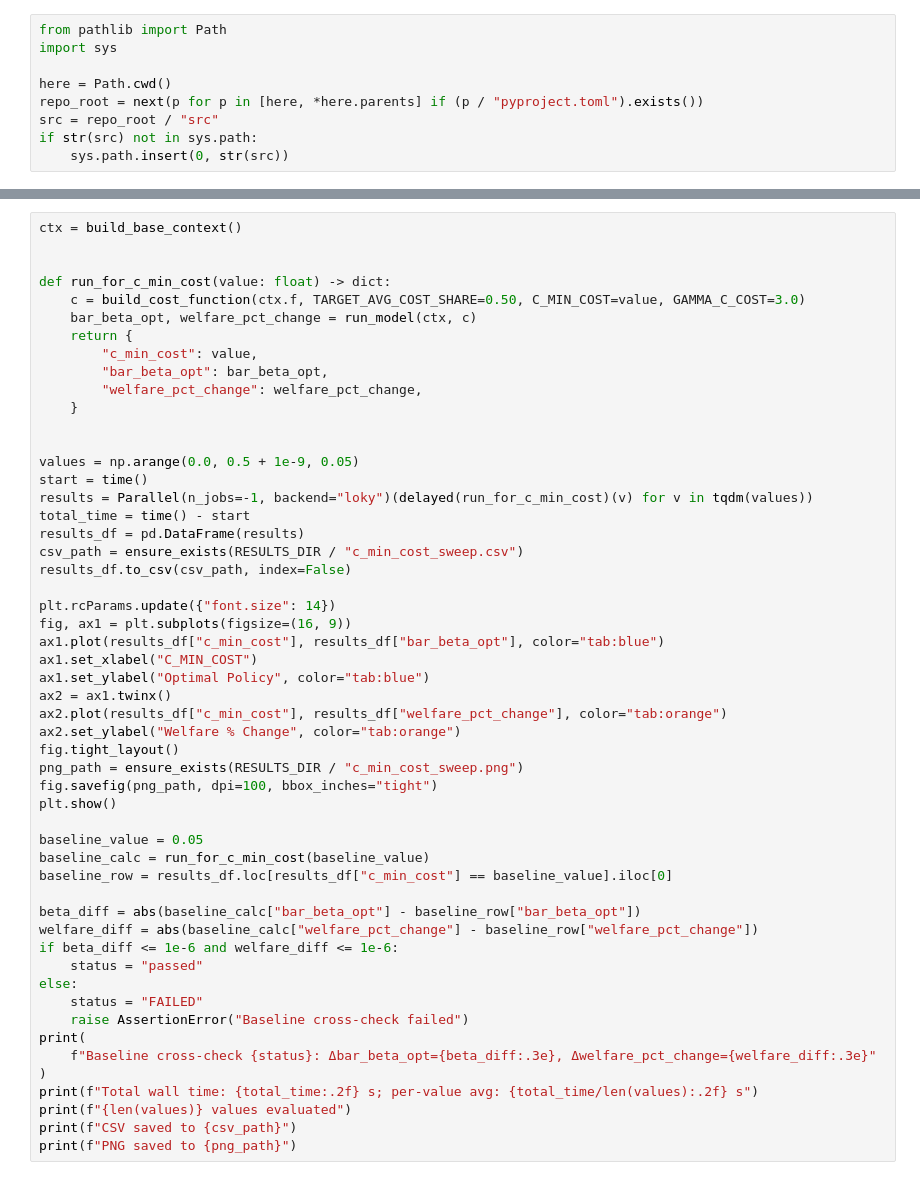
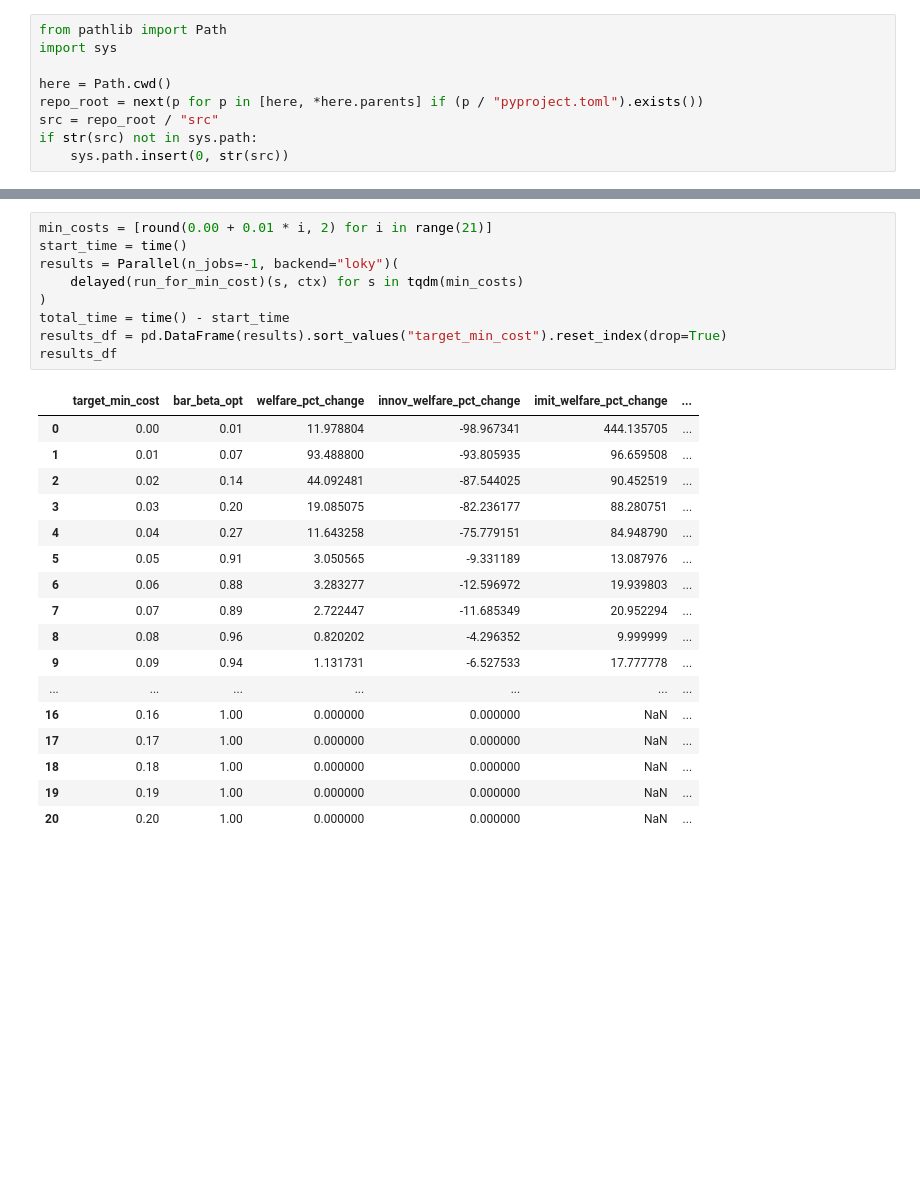
Before and after one commit to jesselabelle/optimal-ipr, a Jupyter notebook: notebooks/robustness/C_MIN_COST.ipynb, the cells around one changed output, grey strips where cells are left out. Cells and saved outputs as stored; diff of their text form; blank space fills up the shorter version.

```diff
--- a/notebooks/robustness/C_MIN_COST.ipynb
+++ b/notebooks/robustness/C_MIN_COST.ipynb
@@ -122,53 +136,27 @@ def run_model(ctx: Context, c: callable) -> tuple[float, float]:
 # %%
-ctx = build_base_context()
-
-
-def run_for_c_min_cost(value: float) -> dict:
-    c = build_cost_function(ctx.f, TARGET_AVG_COST_SHARE=0.50, C_MIN_COST=value, GAMMA_C_COST=3.0)
-    bar_beta_opt, welfare_pct_change = run_model(ctx, c)
-    return {
-        "c_min_cost": value,
-        "bar_beta_opt": bar_beta_opt,
-        "welfare_pct_change": welfare_pct_change,
-    }
-
-
-values = np.arange(0.0, 0.5 + 1e-9, 0.05)
-start = time()
-results = Parallel(n_jobs=-1, backend="loky")(delayed(run_for_c_min_cost)(v) for v in tqdm(values))
-total_time = time() - start
-results_df = pd.DataFrame(results)
-csv_path = ensure_exists(RESULTS_DIR / "c_min_cost_sweep.csv")
-results_df.to_csv(csv_path, index=False)
-
-plt.rcParams.update({"font.size": 14})
-fig, ax1 = plt.subplots(figsize=(16, 9))
-ax1.plot(results_df["c_min_cost"], results_df["bar_beta_opt"], color="tab:blue")
-ax1.set_xlabel("C_MIN_COST")
-ax1.set_ylabel("Optimal Policy", color="tab:blue")
-ax2 = ax1.twinx()
-ax2.plot(results_df["c_min_cost"], results_df["welfare_pct_change"], color="tab:orange")
-ax2.set_ylabel("Welfare % Change", color="tab:orange")
-fig.tight_layout()
-png_path = ensure_exists(RESULTS_DIR / "c_min_cost_sweep.png")
-fig.savefig(png_path, dpi=100, bbox_inches="tight")
-plt.show()
-
-baseline_value = 0.05
-baseline_calc = run_for_c_min_cost(baseline_value)
-baseline_row = results_df.loc[results_df["c_min_cost"] == baseline_value].iloc[0]
-
-beta_diff = abs(baseline_calc["bar_beta_opt"] - baseline_row["bar_beta_opt"])
-welfare_diff = abs(baseline_calc["welfare_pct_change"] - baseline_row["welfare_pct_change"])
-if beta_diff <= 1e-6 and welfare_diff <= 1e-6:
-    status = "passed"
-else:
-    status = "FAILED"
-    raise AssertionError("Baseline cross-check failed")
-print(
-    f"Baseline cross-check {status}: Δbar_beta_opt={beta_diff:.3e}, Δwelfare_pct_change={welfare_diff:.3e}"
+min_costs = [round(0.00 + 0.01 * i, 2) for i in range(21)]
+start_time = time()
+results = Parallel(n_jobs=-1, backend="loky")(
+    delayed(run_for_min_cost)(s, ctx) for s in tqdm(min_costs)
 )
-print(f"Total wall time: {total_time:.2f} s; per-value avg: {total_time/len(values):.2f} s")
-print(f"{len(values)} values evaluated")
-print(f"CSV saved to {csv_path}")
-print(f"PNG saved to {png_path}")
+total_time = time() - start_time
+results_df = pd.DataFrame(results).sort_values("target_min_cost").reset_index(drop=True)
+results_df
+# %% [output]
+|  | target_min_cost | bar_beta_opt | welfare_pct_change | innov_welfare_pct_change | imit_welfare_pct_change | ... |
+| 0 | 0.00 | 0.01 | 11.978804 | -98.967341 | 444.135705 | ... |
+| 1 | 0.01 | 0.07 | 93.488800 | -93.805935 | 96.659508 | ... |
+| 2 | 0.02 | 0.14 | 44.092481 | -87.544025 | 90.452519 | ... |
+| 3 | 0.03 | 0.20 | 19.085075 | -82.236177 | 88.280751 | ... |
+| 4 | 0.04 | 0.27 | 11.643258 | -75.779151 | 84.948790 | ... |
+| 5 | 0.05 | 0.91 | 3.050565 | -9.331189 | 13.087976 | ... |
+| 6 | 0.06 | 0.88 | 3.283277 | -12.596972 | 19.939803 | ... |
+| 7 | 0.07 | 0.89 | 2.722447 | -11.685349 | 20.952294 | ... |
+| 8 | 0.08 | 0.96 | 0.820202 | -4.296352 | 9.999999 | ... |
+| 9 | 0.09 | 0.94 | 1.131731 | -6.527533 | 17.777778 | ... |
+| ... | ... | ... | ... | ... | ... | ... |
+| 16 | 0.16 | 1.00 | 0.000000 | 0.000000 | NaN | ... |
+| 17 | 0.17 | 1.00 | 0.000000 | 0.000000 | NaN | ... |
+| 18 | 0.18 | 1.00 | 0.000000 | 0.000000 | NaN | ... |
+| 19 | 0.19 | 1.00 | 0.000000 | 0.000000 | NaN | ... |
+| 20 | 0.20 | 1.00 | 0.000000 | 0.000000 | NaN | ... |
```
Also changed, not shown: parts of 7 cells of this notebook, 36 other files.
